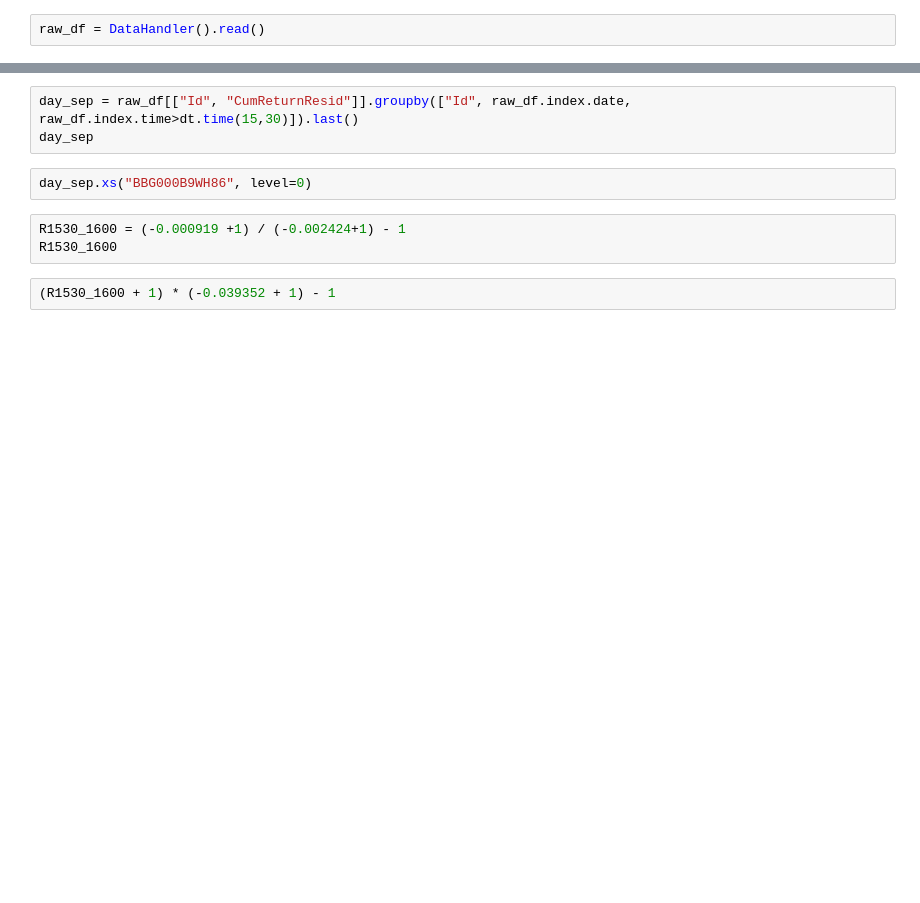
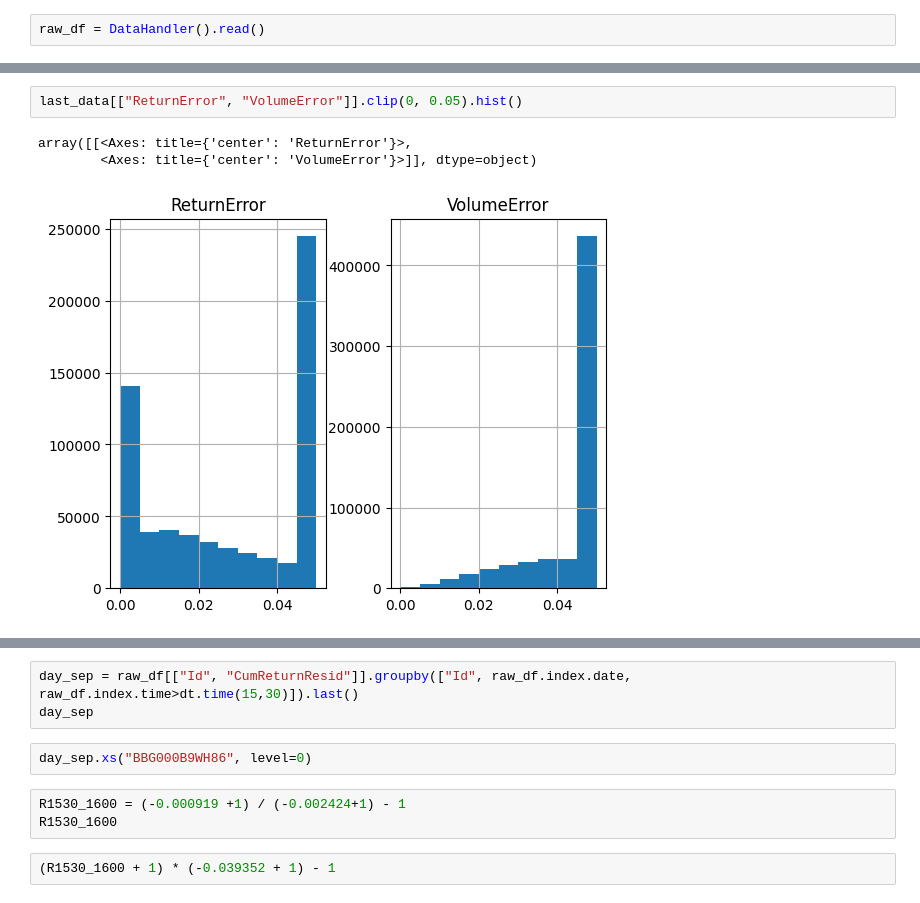
Before and after one commit to nicolasbuchwalder/MTH9899Final, a Jupyter notebook: research/Nick_research.ipynb, the cells around one changed output, grey strips where cells are left out. Saved outputs shown, nothing was run; the diff lists cells and outputs as text; blank space fills up the shorter version.

```diff
--- a/research/Nick_research.ipynb
+++ b/research/Nick_research.ipynb
@@ -21,0 +84,6 @@ raw_df = DataHandler().read()
+# %%
+last_data[["ReturnError", "VolumeError"]].clip(0, 0.05).hist()
+# %% [output]
+array([[<Axes: title={'center': 'ReturnError'}>,
+        <Axes: title={'center': 'VolumeError'}>]], dtype=object)
+[figure, added]
```
Also changed, not shown: parts of 207 cells of this notebook, 2 other files.
